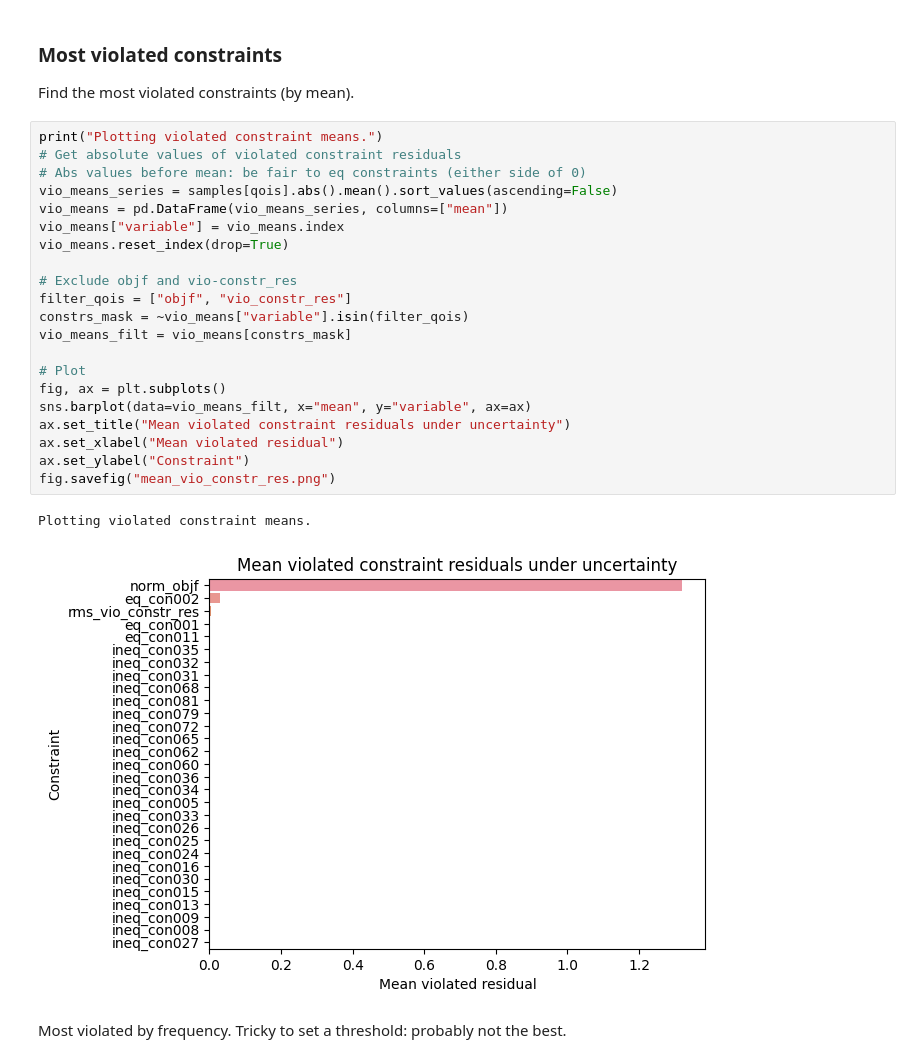
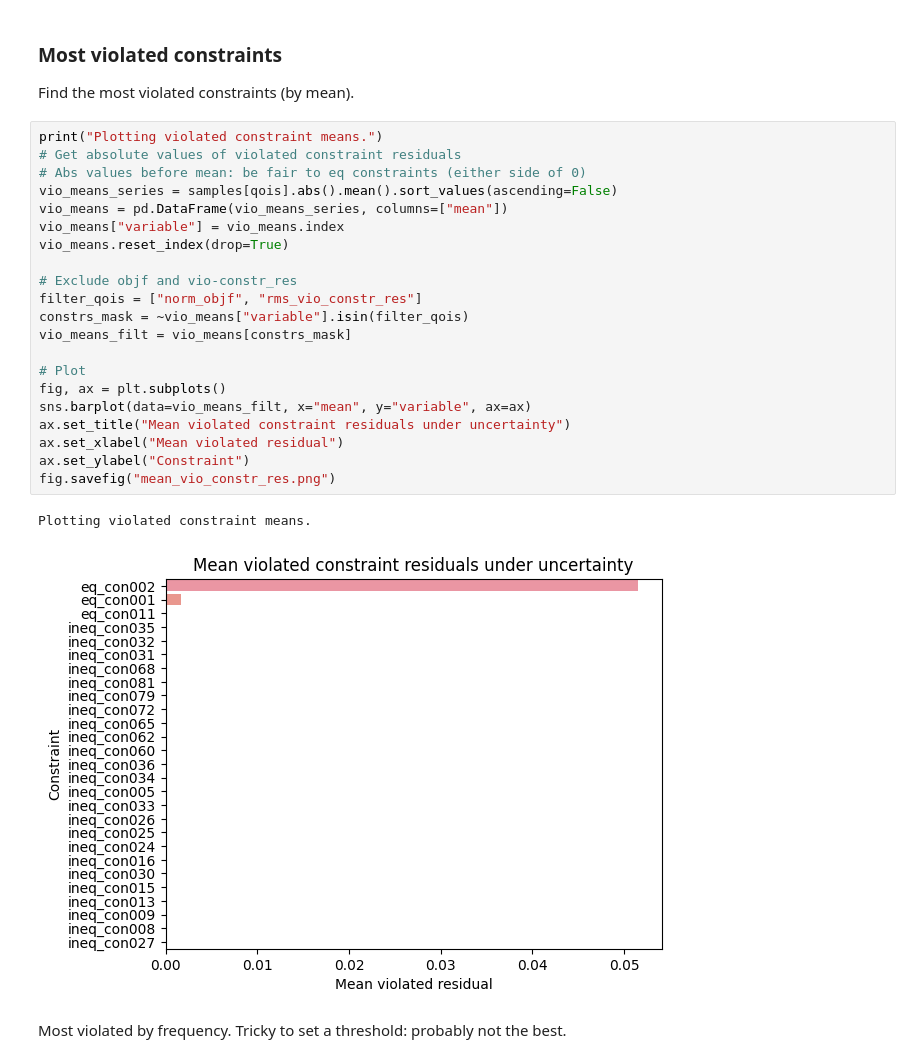
Before and after one commit to jonmaddock/easyVVUQ-process, a Jupyter notebook: examples/infeas_screened_analysis_local.ipynb, the cells around one changed output. Saved outputs shown, nothing was run; the diff lists cells and outputs as text.

```diff
--- a/examples/infeas_screened_analysis_local.ipynb
+++ b/examples/infeas_screened_analysis_local.ipynb
@@ -107,27 +107,27 @@ Find the most violated constraints (by mean).
 # %%
 print("Plotting violated constraint means.")
 # Get absolute values of violated constraint residuals
 # Abs values before mean: be fair to eq constraints (either side of 0)
 vio_means_series = samples[qois].abs().mean().sort_values(ascending=False)
 vio_means = pd.DataFrame(vio_means_series, columns=["mean"])
 vio_means["variable"] = vio_means.index
 vio_means.reset_index(drop=True)
 
 # Exclude objf and vio-constr_res
-filter_qois = ["objf", "vio_constr_res"]
+filter_qois = ["norm_objf", "rms_vio_constr_res"]
 constrs_mask = ~vio_means["variable"].isin(filter_qois)
 vio_means_filt = vio_means[constrs_mask]
 
 # Plot
 fig, ax = plt.subplots()
 sns.barplot(data=vio_means_filt, x="mean", y="variable", ax=ax)
 ax.set_title("Mean violated constraint residuals under uncertainty")
 ax.set_xlabel("Mean violated residual")
 ax.set_ylabel("Constraint")
 fig.savefig("mean_vio_constr_res.png")
 # %% [output]
 Plotting violated constraint means.
-[figure, old version]
+[figure, new version]
 # %% [markdown]
 Most violated by frequency. Tricky to set a threshold: probably not the best.
 # %%
```
Also changed, not shown: parts of 11 cells of this notebook, 1 other file.
